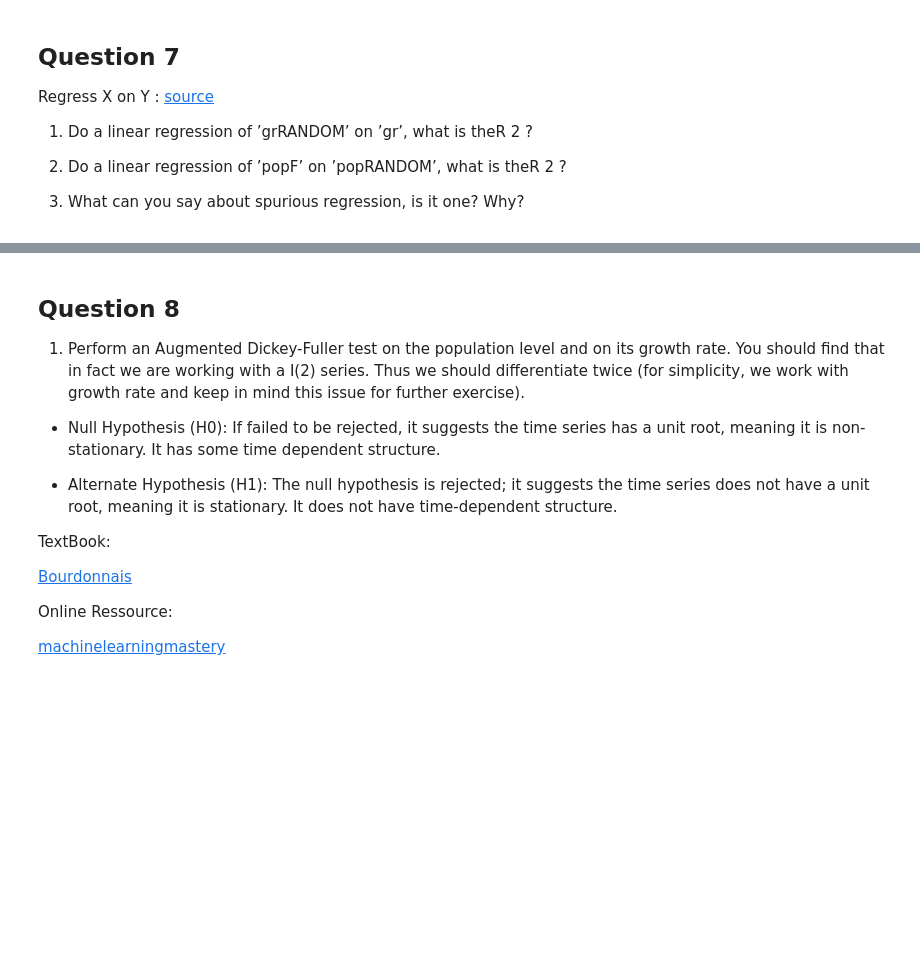
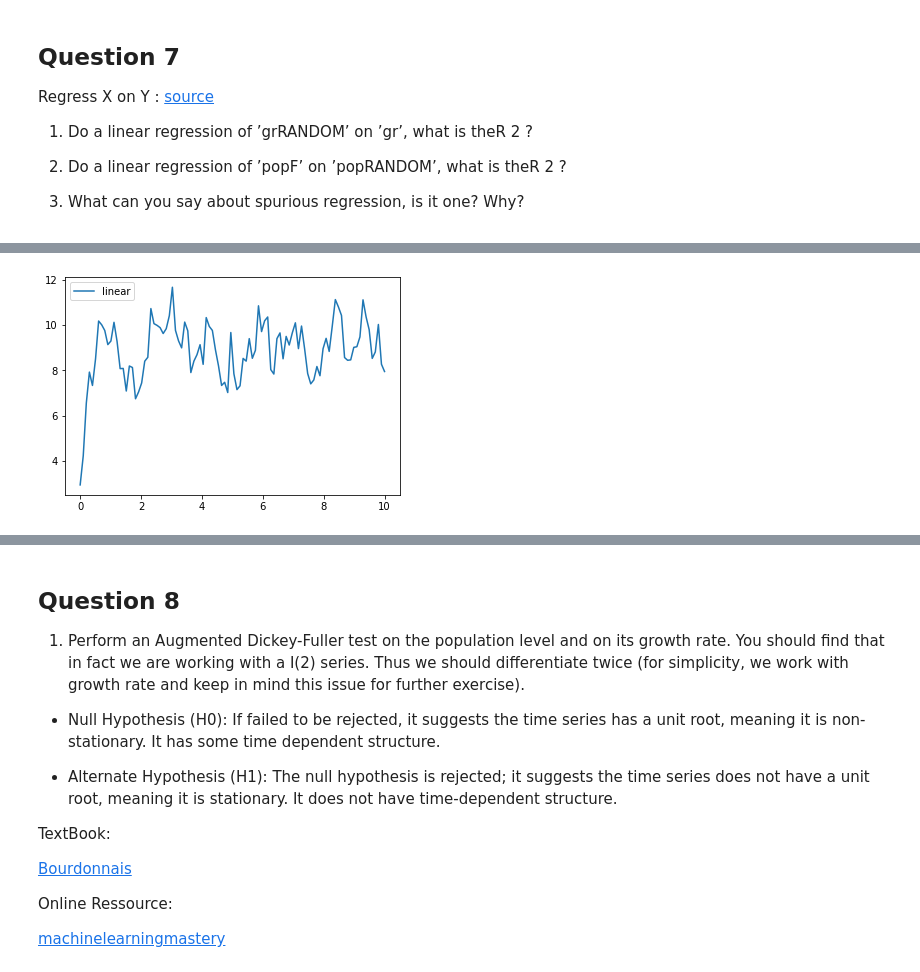
Before and after one commit to thomaspernet/PythonFinanceClass, a Jupyter notebook: QuantitativeFinance/Exam1.ipynb, the cells around one changed output, grey strips where cells are left out. Drawn from its saved outputs; the diff is of its cells as text; code cells hidden in the pictures; blank space fills up the shorter version.

```diff
--- a/QuantitativeFinance/Exam1.ipynb
+++ b/QuantitativeFinance/Exam1.ipynb
@@ -171,0 +264,30 @@ print('R2:{0:0.4%}'.format(mod1.rsquared))
+# %%
+def AR(p, mu, lenght, fit = False):
+    list_y =[]
+    yt_1 = np.random.normal()
+    for i in range(0, lenght):
+        et = np.random.normal()
+        yt = mu + p*yt_1 + et
+        yt_1 = yt
+        list_y.append(yt)
+    ### Plot result
+    # Generated linear fit
+    x = np.linspace(0, 10, lenght)
+    if fit == True:
+        slope, intercept, r_value, p_value, std_err = stats.linregress(x,list_y)
+        line = slope*x + intercept
+        detrend = list_y - line
+        f, axarr = plt.subplots(2, sharex=True)
+        axarr[0].plot(x, list_y, x, line, label='linear')
+        axarr[1].plot(x, detrend, label='detrend')
+        plt.legend()
+        plt.show()
+        return list_y
+    else:
+        plt.plot(x, list_y, label='linear')
+        plt.legend()
+        plt.show()
+# %%
+AR(p = 0.8, mu = 2, lenght = 100, fit = False)
+# %% [output]
+[figure, added]
```
Also changed, not shown: parts of 57 cells of this notebook.
